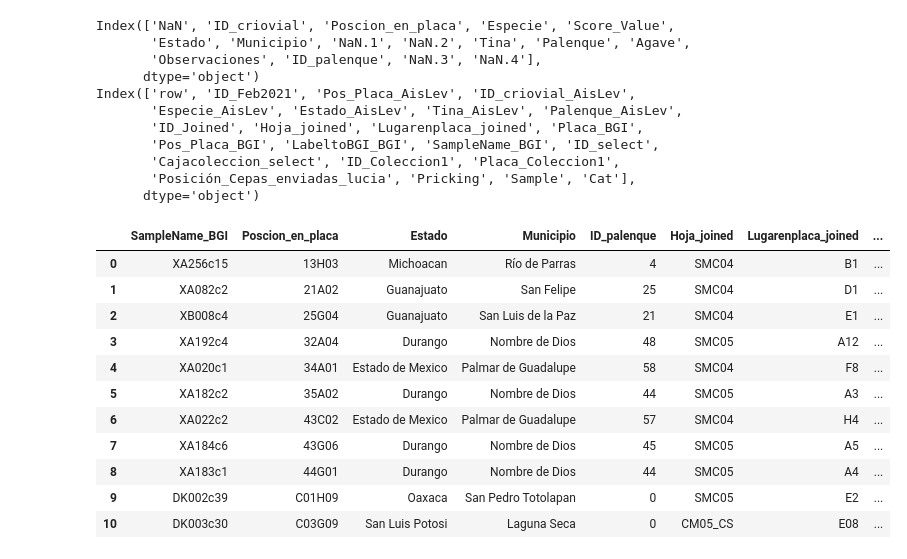
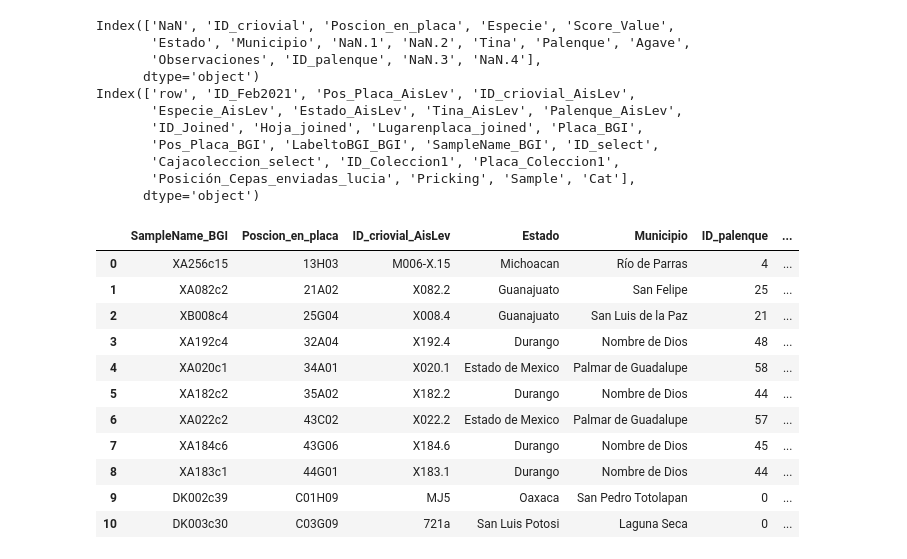
Before and after one commit to AbrahamAvelar/UnirColecciones_YMx, a Jupyter notebook: FindHybrids.ipynb, the cells around one changed output. Drawn from its saved outputs; the diff is of its cells as text; code cells hidden in the pictures.

```diff
--- a/FindHybrids.ipynb
+++ b/FindHybrids.ipynb
@@ -160,21 +160,21 @@ Index(['row', 'ID_Feb2021', 'Pos_Placa_AisLev', 'ID_criovial_AisLev',
 # %%
 # Unir AisLev con los híbridos
 #merged_inSeq.Pos_Placa_AisLev
 #AisLev.Poscion_en_placa ES POSCION no posIcion
 
 AisLev[AisLev.Poscion_en_placa.isin(merged_inSeq['Pos_Placa_AisLev'])][['Poscion_en_placa',"Estado",'Municipio','ID_palenque',"Agave"]]
 merged_HybAisLev = pd.merge(left=AisLev, right=merged_inSeq, how='inner', left_on='Poscion_en_placa', right_on='Pos_Placa_AisLev')
-merged_HybAisLev[['SampleName_BGI','Poscion_en_placa',"Estado",'Municipio','ID_palenque','Hoja_joined', 'Lugarenplaca_joined',  'Sample', 'Cat']]
+merged_HybAisLev[['SampleName_BGI','Poscion_en_placa','ID_criovial_AisLev',"Estado",'Municipio','ID_palenque','Palenque_AisLev','Hoja_joined', 'Lugarenplaca_joined',  'Sample', 'Cat']]
 # %% [output]
-|  | SampleName_BGI | Poscion_en_placa | Estado | Municipio | ID_palenque | Hoja_joined | Lugarenplaca_joined | ... |
-| 0 | XA256c15 | 13H03 | Michoacan | Río de Parras | 4 | SMC04 | B1 | ... |
-| 1 | XA082c2 | 21A02 | Guanajuato | San Felipe | 25 | SMC04 | D1 | ... |
-| 2 | XB008c4 | 25G04 | Guanajuato | San Luis de la Paz | 21 | SMC04 | E1 | ... |
-| 3 | XA192c4 | 32A04 | Durango | Nombre de Dios | 48 | SMC05 | A12 | ... |
-| 4 | XA020c1 | 34A01 | Estado de Mexico | Palmar de Guadalupe | 58 | SMC04 | F8 | ... |
-| 5 | XA182c2 | 35A02 | Durango | Nombre de Dios | 44 | SMC05 | A3 | ... |
-| 6 | XA022c2 | 43C02 | Estado de Mexico | Palmar de Guadalupe | 57 | SMC04 | H4 | ... |
-| 7 | XA184c6 | 43G06 | Durango | Nombre de Dios | 45 | SMC05 | A5 | ... |
-| 8 | XA183c1 | 44G01 | Durango | Nombre de Dios | 44 | SMC05 | A4 | ... |
-| 9 | DK002c39 | C01H09 | Oaxaca | San Pedro Totolapan | 0 | SMC05 | E2 | ... |
-| 10 | DK003c30 | C03G09 | San Luis Potosi | Laguna Seca | 0 | CM05_CS | E08 | ... |
+|  | SampleName_BGI | Poscion_en_placa | ID_criovial_AisLev | Estado | Municipio | ID_palenque | ... |
+| 0 | XA256c15 | 13H03 | M006-X.15 | Michoacan | Río de Parras | 4 | ... |
+| 1 | XA082c2 | 21A02 | X082.2 | Guanajuato | San Felipe | 25 | ... |
+| 2 | XB008c4 | 25G04 | X008.4 | Guanajuato | San Luis de la Paz | 21 | ... |
+| 3 | XA192c4 | 32A04 | X192.4 | Durango | Nombre de Dios | 48 | ... |
+| 4 | XA020c1 | 34A01 | X020.1 | Estado de Mexico | Palmar de Guadalupe | 58 | ... |
+| 5 | XA182c2 | 35A02 | X182.2 | Durango | Nombre de Dios | 44 | ... |
+| 6 | XA022c2 | 43C02 | X022.2 | Estado de Mexico | Palmar de Guadalupe | 57 | ... |
+| 7 | XA184c6 | 43G06 | X184.6 | Durango | Nombre de Dios | 45 | ... |
+| 8 | XA183c1 | 44G01 | X183.1 | Durango | Nombre de Dios | 44 | ... |
+| 9 | DK002c39 | C01H09 | MJ5 | Oaxaca | San Pedro Totolapan | 0 | ... |
+| 10 | DK003c30 | C03G09 | 721a | San Luis Potosi | Laguna Seca | 0 | ... |
```
Also changed, not shown: parts of 4 cells of this notebook.
